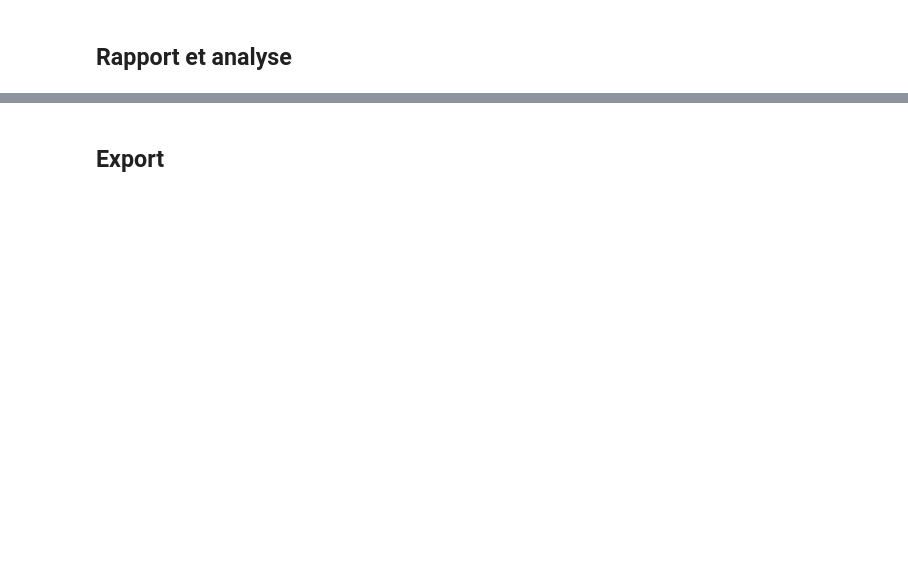
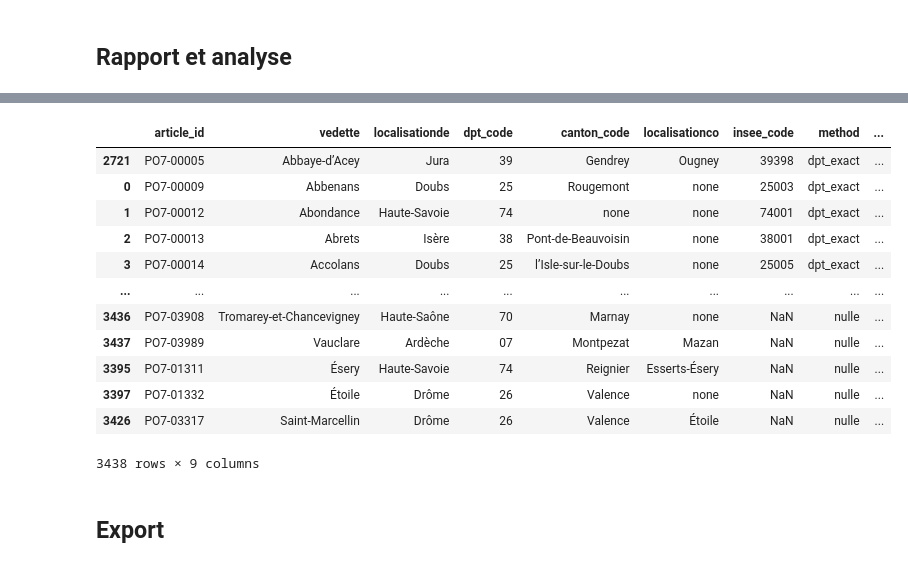
Before and after one commit to chartes/dico-topo, a Jupyter notebook: utils/pouille_linking/PO_linking.ipynb, the cells around one changed output, grey strips where cells are left out. Drawn from its saved outputs; the diff is of its cells as text; code cells hidden in the pictures; blank space fills up the shorter version.

```diff
--- a/utils/pouille_linking/PO_linking.ipynb
+++ b/utils/pouille_linking/PO_linking.ipynb
@@ -465,3 +558,24 @@ merged_df
+# %%
+vedette_list = pd.unique(linked_places_df['vedette'])
+linked_places_df['sort_key'] = linked_places_df.apply(lambda x: x['localisationco'] if x['localisationco'] in vedette_list else x['vedette'], axis=1)
+linked_places_df.sort_values(['method', 'sort_key', 'article_id'], inplace=True)
+linked_places_df = linked_places_df.drop('sort_key', axis=1)
+linked_places_df = linked_places_df[['article_id', 'vedette', 'localisationde', 'dpt_code', 'canton_code', 'localisationco', 'insee_code', 'method', 'reference']]
+linked_places_df
+# %% [output]
+|  | article_id | vedette | localisationde | dpt_code | canton_code | localisationco | insee_code | method | ... |
+| 2721 | PO7-00005 | Abbaye-d’Acey | Jura | 39 | Gendrey | Ougney | 39398 | dpt_exact | ... |
+| 0 | PO7-00009 | Abbenans | Doubs | 25 | Rougemont | none | 25003 | dpt_exact | ... |
+| 1 | PO7-00012 | Abondance | Haute-Savoie | 74 | none | none | 74001 | dpt_exact | ... |
+| 2 | PO7-00013 | Abrets | Isère | 38 | Pont-de-Beauvoisin | none | 38001 | dpt_exact | ... |
+| 3 | PO7-00014 | Accolans | Doubs | 25 | l’Isle-sur-le-Doubs | none | 25005 | dpt_exact | ... |
+| ... | ... | ... | ... | ... | ... | ... | ... | ... | ... |
+| 3436 | PO7-03908 | Tromarey-et-Chancevigney | Haute-Saône | 70 | Marnay | none | NaN | nulle | ... |
+| 3437 | PO7-03989 | Vauclare | Ardèche | 07 | Montpezat | Mazan | NaN | nulle | ... |
+| 3395 | PO7-01311 | Ésery | Haute-Savoie | 74 | Reignier | Esserts-Ésery | NaN | nulle | ... |
+| 3397 | PO7-01332 | Étoile | Drôme | 26 | Valence | none | NaN | nulle | ... |
+| 3426 | PO7-03317 | Saint-Marcellin | Drôme | 26 | Valence | Étoile | NaN | nulle | ... |
+3438 rows × 9 columns
 # %% [markdown]
 ## Export
 # %%
```
Also changed, not shown: parts of 58 cells of this notebook.
